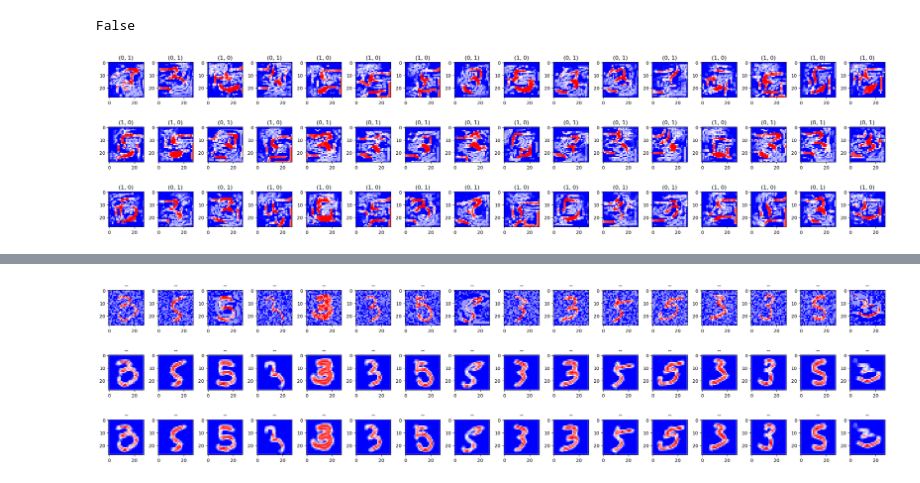
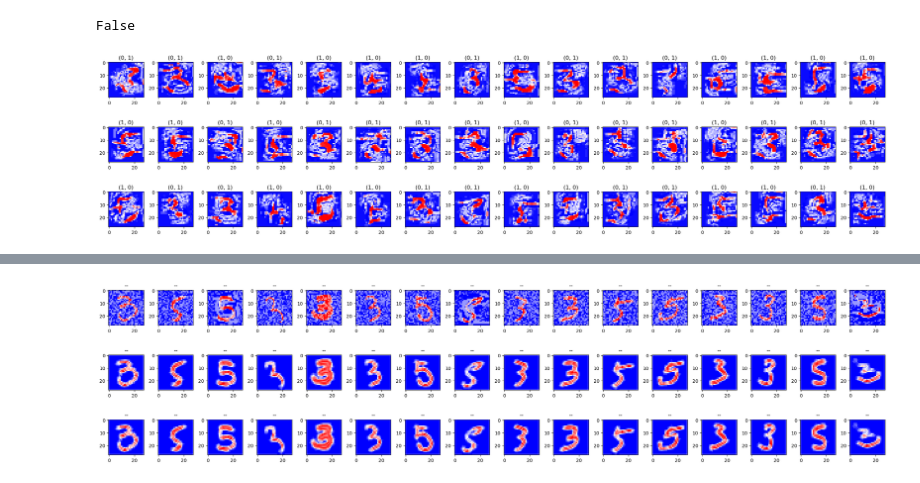
Before and after one commit to 314-Foundation/white-box-nn, a Jupyter notebook: jupyter/main.ipynb, the cells around one changed output, grey strips where cells are left out. Cells and saved outputs as stored; diff of their text form; code cells hidden in the pictures.

```diff
--- a/jupyter/main.ipynb
+++ b/jupyter/main.ipynb
@@ -42,7 +42,6 @@ from lib.helpers import hh, normalize_weight_, normalize_weight
 from lib.lightning_modules.cls_module import ClsModule
 
 from lib.modules.augment import Noise
-from lib.modules.activation import MaxChannelReLU
 from lib.modules.sf_layers import AffineLayer, TwoStepFunction, ConvLayer
 from lib.modules.sf_samplers import SFSampler, AffineSampler, RotationSampler
 
@@ -67,7 +66,8 @@ NORMALIZATION = transforms.Normalize((0.1307,), (0.3081,))
 DIM_INPUT = torch.prod(torch.tensor(IMG_SHAPE))
 LOGS_DIR = f"logs/{prefix}_sf_model/"
 
-device = "cuda" if torch.cuda.is_available() else "cpu"
+# device = "cuda" if torch.cuda.is_available() else "cpu"
+device = "cpu"
 device
 # %% [output]
 'cpu'
@@ -118,35 +118,35 @@ random.seed(seed)
 np.random.seed(seed)
 
 augment = nn.Sequential(
-    Noise(mean=0.05, scale=0.25, clip=True, p=0.9),
+    Noise(mean=0.05, scale=0.25, clip=True, p=0.7),
 )
 
 latent_dim = 2
 
-pixel_layer = TwoStepFunction(5)
+pixel_layer = TwoStepFunction(10)
 
 conv_layer = ConvLayer(
     sampler=RotationSampler(16),
     n_kernels=2,
     kernel_size=5,
     act=nn.ReLU(),
-    add_bias=True,
-    # add_bias=False,
+    # add_bias=True,
+    add_bias=False,
 )
 
 affine_layer = AffineLayer(
-    sampler=AffineSampler(31, dim_pose_group=latent_dim),
+    sampler=AffineSampler(32, dim_pose_group=latent_dim),
     inp_shape=IMG_SHAPE,
     # inp_shape=(2, 28, 28),
     feature_shape=(1, 18, 18),
     # feature_shape=(2, 18, 18),
     out_dim=latent_dim,
     act=nn.ReLU(),
-    add_bias=True,
-    # add_bias=False,
+    # add_bias=True,
+    add_bias=False,
 )
 
-lin = nn.Linear(latent_dim, N_CLASSES, bias=True)
+lin = nn.Linear(latent_dim, N_CLASSES, bias=False)
 with torch.no_grad():
     w = lin.weight
     nn.init.eye_(w)
@@ -470,14 +439,10 @@ model.training
 # %% [output]
 False
 # %%
-# xx = augment(x_test)
 xx = x_test
 y = torch.fmod(y_test + 1, N_CLASSES).to(device)
 x = hh.compute_advs(model, xx, y, eps=0.9, step_size=0.02, Nsteps=60, minimize=True, random_start=False)
-# x = hh.compute_advs(model, x_test, y, eps=0.5, step_size=0.02, Nsteps=60, minimize=True, random_start=False)
-# x = model.normalize(x)
-# x = nn.LayerNorm(IMG_SHAPE)(x)
-x = hh.to_show(x)
+
 hh.plot_example(x.cpu(), list(zip(y.cpu().numpy(), y_test.cpu().numpy())))
 # %% [output]
-[figure, old version]
+[figure, new version]
```
Also changed, not shown: parts of 34 cells of this notebook, 4 other files.
